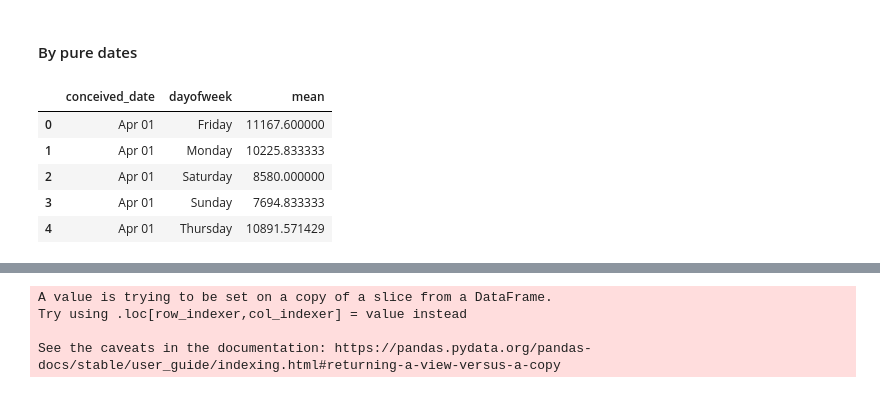
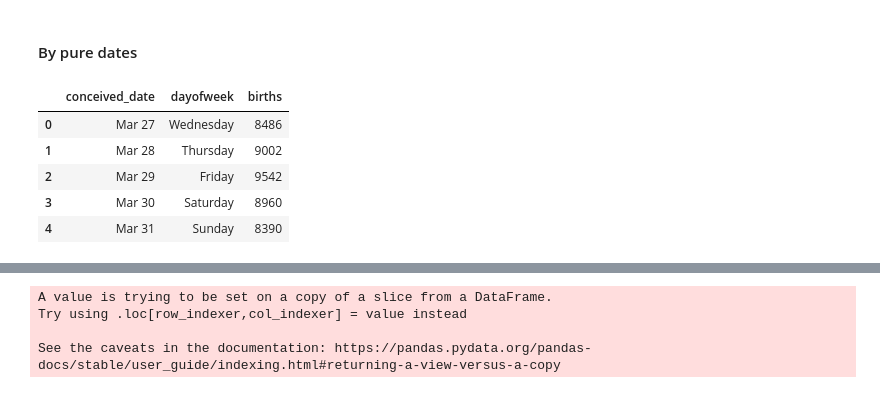
Before and after one commit to taidnguyen/us-birthdays, a Jupyter notebook: main.ipynb, the cells around one changed output, grey strips where cells are left out. Cells and saved outputs as stored; diff of their text form; code cells hidden in the pictures.

```diff
--- a/main.ipynb
+++ b/main.ipynb
@@ -156,20 +139,20 @@ Some biggest differences in the 21st Century:
 # %%
 # Get conceived dates
 birth_df['date'] = [datetime.datetime(year, month, day) for (year, month, day) in zip(birth_df['year'], birth_df['month'], birth_df['day'])]
-birth_df['conceived_date'] = birth_df['date'] - datetime.timedelta(days=280) #40 weeks
+birth_df['conceived_date'] = birth_df['date'] - datetime.timedelta(days=280) #39 weeks
 birth_df['dayofweek'] = birth_df['conceived_date'].dt.strftime('%A')
 
 # Group by
 birth_df['conceived_date'] = birth_df['conceived_date'].dt.strftime('%b %d')
-data = birth_df.groupby(['conceived_date', 'dayofweek'])['births'].mean().reset_index(name='mean')
+data = birth_df[['conceived_date', 'dayofweek', 'births']]
 data.head()
 # %% [output]
-|  | conceived_date | dayofweek | mean |
-| 0 | Apr 01 | Friday | 11167.600000 |
-| 1 | Apr 01 | Monday | 10225.833333 |
-| 2 | Apr 01 | Saturday | 8580.000000 |
-| 3 | Apr 01 | Sunday | 7694.833333 |
-| 4 | Apr 01 | Thursday | 10891.571429 |
+|  | conceived_date | dayofweek | births |
+| 0 | Mar 27 | Wednesday | 8486 |
+| 1 | Mar 28 | Thursday | 9002 |
+| 2 | Mar 29 | Friday | 9542 |
+| 3 | Mar 30 | Saturday | 8960 |
+| 4 | Mar 31 | Sunday | 8390 |
 # %%
 # Get dummies
 for col in ['dayofweek', 'conceived_date']:
```
Also changed, not shown: parts of 7 cells of this notebook, 3 other files.
